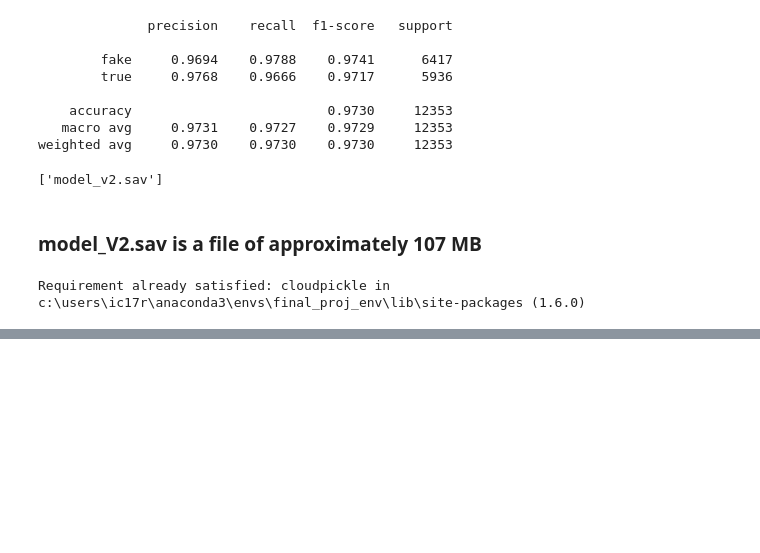
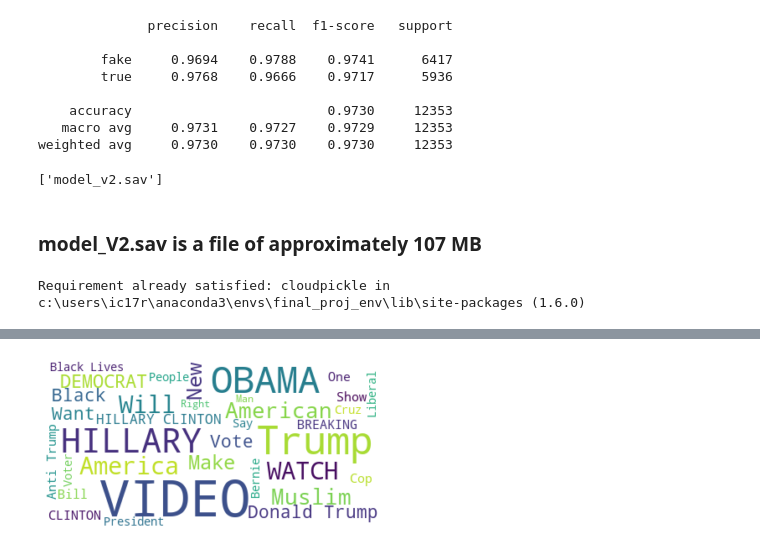
Before and after one commit to ic17rey/final-project-live, a Jupyter notebook: news_predictor/Data/create_model-v2.ipynb, the cells around one changed output, grey strips where cells are left out. Cells and saved outputs as stored; diff of their text form; code cells hidden in the pictures; blank space fills up the shorter version.

```diff
--- a/news_predictor/Data/create_model-v2.ipynb
+++ b/news_predictor/Data/create_model-v2.ipynb
@@ -459,0 +497,3 @@ with open("pickle_model_v2.sav", mode="wb") as file:
+# %%
+fake_news_df_reduced = fake_news_df[fake_news_df.index < 14500]
+fake_news_df_reduced
@@ -459,0 +539,9 @@ with open("pickle_model_v2.sav", mode="wb") as file:
+# %%
+# Join titles for fake news articles for creating word cloud
+wordcloud_titles = " ".join(entry for entry in fake_news_df_reduced.title)
+# %%
+# Define a few extra stopwords and also add in the default list
+stop_words = ['s', 'p', 'm', 'u'] + list(STOPWORDS)
+# %%
+# Set specifics of the word cloud
+wordcloud = WordCloud(max_font_size=60, min_font_size=12, max_words=70, stopwords=stop_words, background_color="white").generate(wordcloud_titles)
@@ -459,0 +550,11 @@ with open("pickle_model_v2.sav", mode="wb") as file:
+# %%
+# Plot word cloud and save to the repo
+plt.imshow(wordcloud, interpolation='bilinear')
+plt.axis("off")
+
+fake_cloud = os.path.join("..", "static", "fake_news_cloud")
+plt.savefig(fake_cloud)
+
+plt.show()
+# %% [output]
+[figure, added]
```
Also changed, not shown: parts of 14 cells of this notebook, 9 other files.
